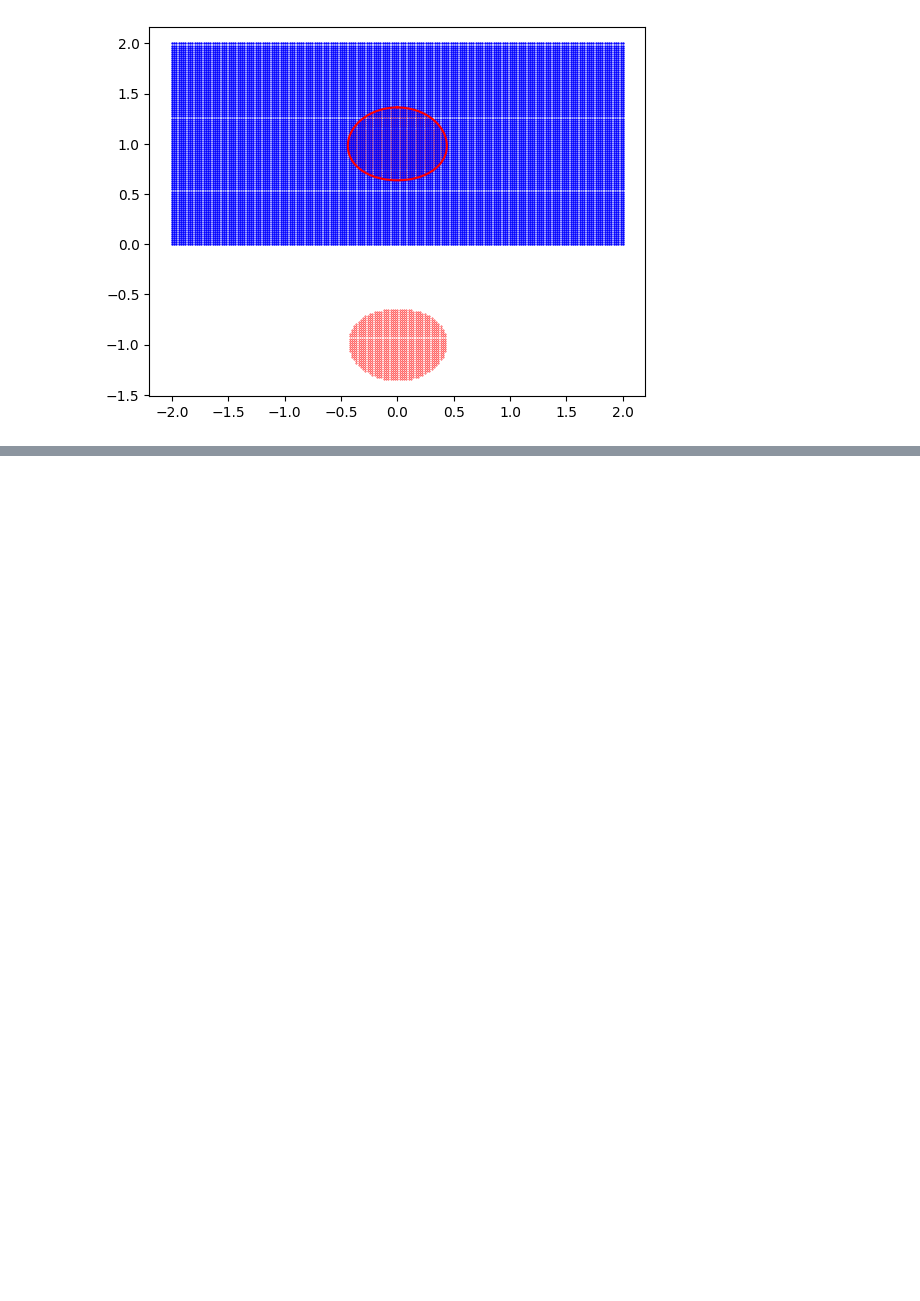
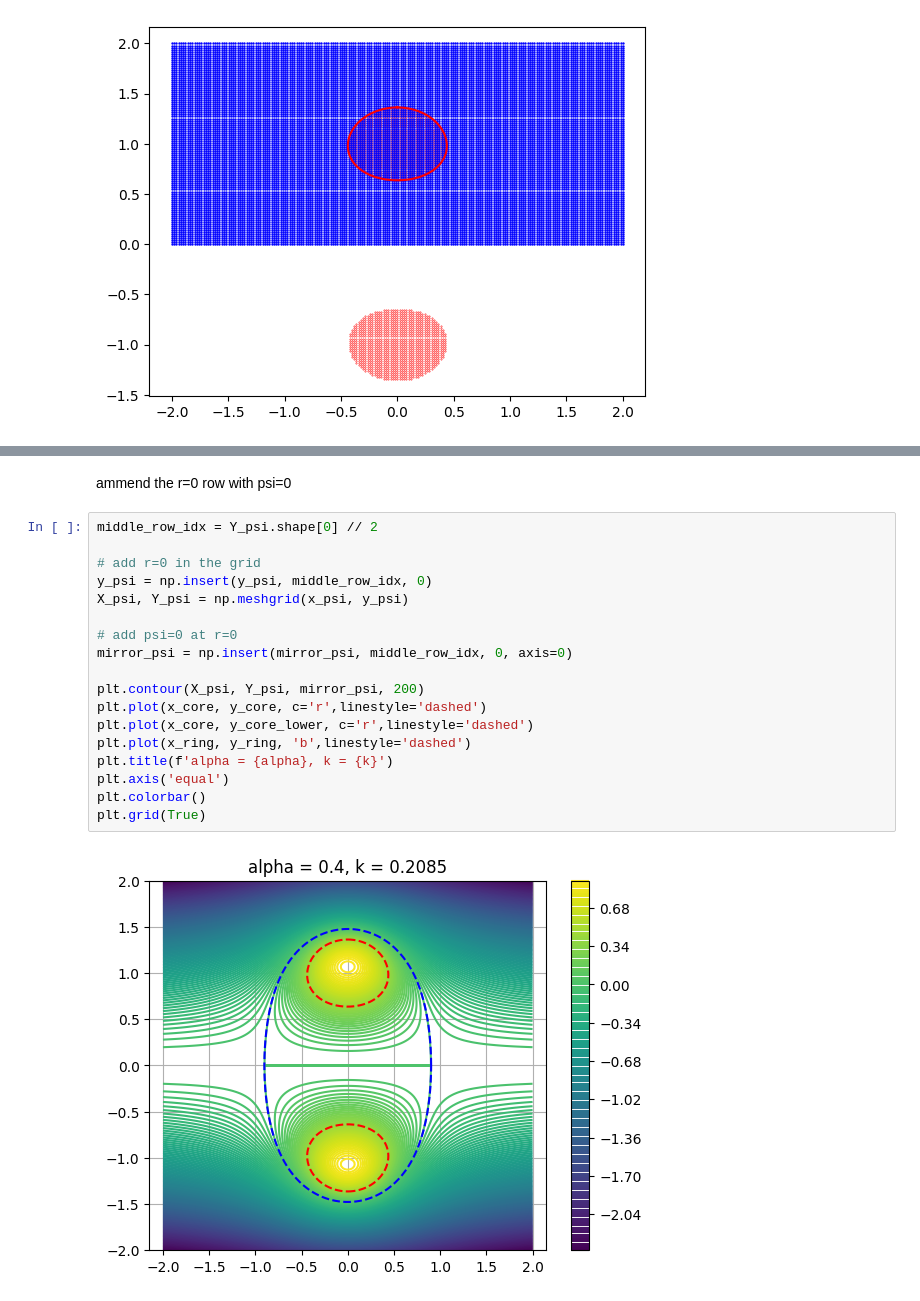
Before and after one commit to zhizhiL/norbury_rings, a Jupyter notebook: norbury_family.ipynb, the cells around one changed output, grey strips where cells are left out. Cells and saved outputs as stored; diff of their text form; blank space fills up the shorter version.

```diff
--- a/norbury_family.ipynb
+++ b/norbury_family.ipynb
@@ -117,3 +105,25 @@ plt.colorbar()
+# %% [markdown]
+ammend the r=0 row with psi=0
+# %%
+middle_row_idx = Y_psi.shape[0] // 2
+
+# add r=0 in the grid
+y_psi = np.insert(y_psi, middle_row_idx, 0)
+X_psi, Y_psi = np.meshgrid(x_psi, y_psi)
+
+# add psi=0 at r=0
+mirror_psi = np.insert(mirror_psi, middle_row_idx, 0, axis=0)
+
+plt.contour(X_psi, Y_psi, mirror_psi, 200)
+plt.plot(x_core, y_core, c='r',linestyle='dashed')
+plt.plot(x_core, y_core_lower, c='r',linestyle='dashed')
+plt.plot(x_ring, y_ring, 'b',linestyle='dashed')
+plt.title(f'alpha = {alpha}, k = {k}')
+plt.axis('equal')
+plt.colorbar()
+plt.grid(True)
+# %% [output]
+[figure, added]
 # %%
 def velocity_field(x_upper, y_upper, psi_upper):
 
```
Also changed, not shown: parts of 4 cells of this notebook, 12 other files.
